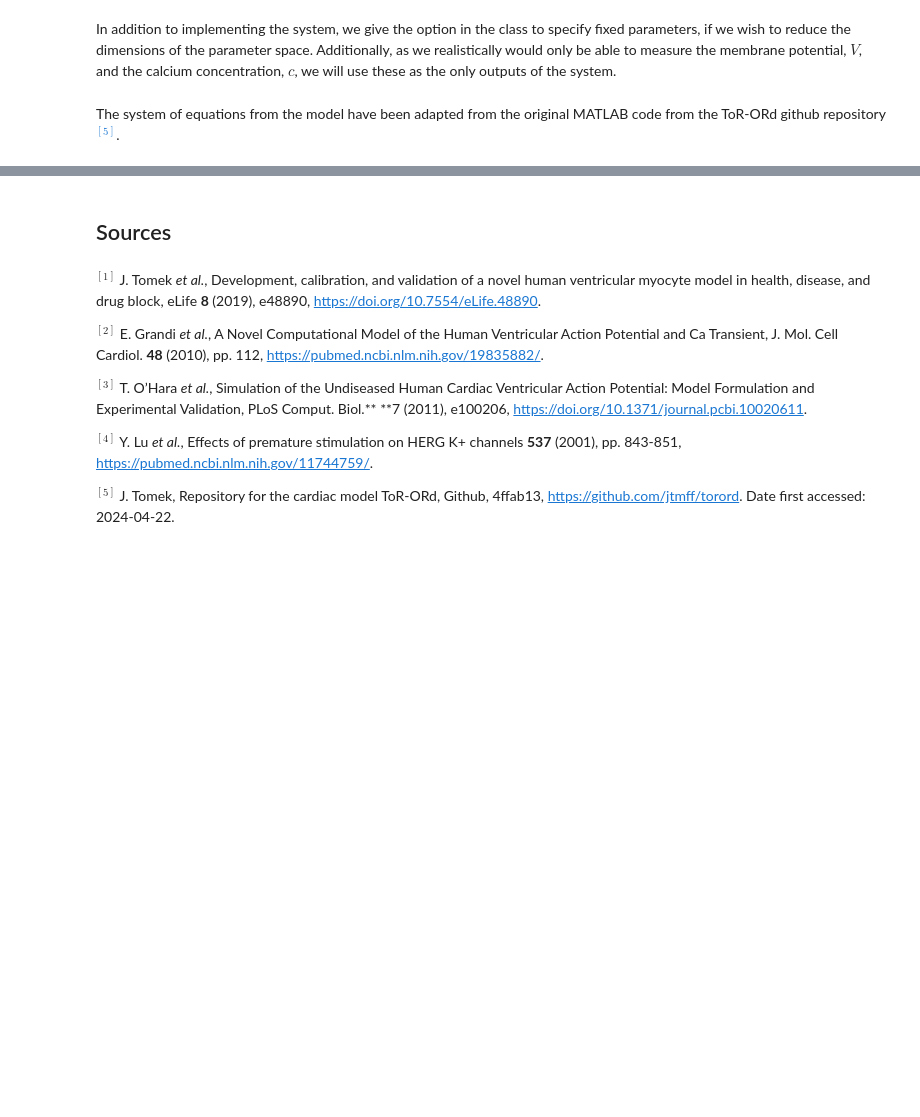
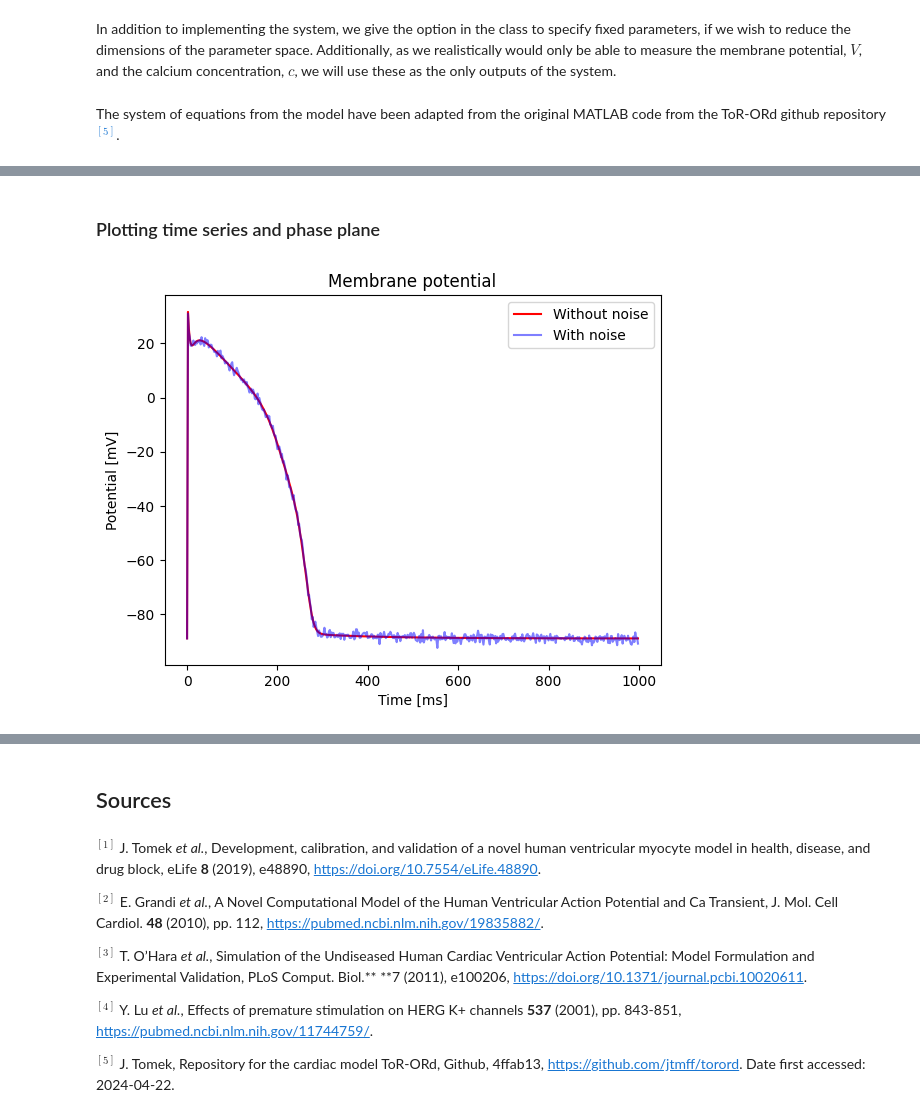
Before and after one commit to mghosh00/CardiacModels, a Jupyter notebook: cardiac_models/examples/torord/torord.ipynb, the cells around one changed output, grey strips where cells are left out. Drawn from its saved outputs; the diff is of its cells as text; code cells hidden in the pictures; blank space fills up the shorter version.

Commit message:
Completed python conversion of torord model

```diff
--- a/cardiac_models/examples/torord/torord.ipynb
+++ b/cardiac_models/examples/torord/torord.ipynb
@@ -236,0 +242,12 @@ class ToRORdModel(pints.ForwardModel):
+# %%
+# Here we choose which parameters to fix in the simulation
+fixed_params = {"G_Na": 11.7802, "G_Clb": 0.00198}
+# fixed_params = None
+# Stimulation parameters [stim_duration, stim_amplitude]
+stim_params = [1, -53]
+# %%
+model = ToRORdModel(initial_conditions, stim_params, fixed_params=fixed_params, outputs=["V", "Ca_i"], rtol=10**(-8), atol=10**(-8))
+param_names = model.get_unfixed_param_names()
+print(param_names)
+parameters = np.array([8.3757e-5, 0.0321, 0.2843])
+times = np.arange(0, 1000, 2)
@@ -236,0 +256,2 @@ class ToRORdModel(pints.ForwardModel):
+# %%
+data = model.simulate(parameters, times)
@@ -236,0 +270,2 @@ class ToRORdModel(pints.ForwardModel):
+# %% [markdown]
+### Plotting time series and phase plane
@@ -236,0 +277,16 @@ class ToRORdModel(pints.ForwardModel):
+# %%
+noisy_data = pd.read_csv("simulation_outputs/noisy_data.csv", index_col=0).to_numpy()
+# noisy_V = noisy_data[:, 0]
+V, Ca = data[:, 0], data[:, 1]
+# %%
+# V = data[:, 0]
+noisy_V, noisy_Ca = noisy_data[:, 0], noisy_data[:, 1]
+plt.plot(times, V, "-r", label="Without noise")
+plt.plot(times, noisy_V, "-b", alpha=0.5, label="With noise")
+plt.xlabel("Time [ms]")
+plt.ylabel("Potential [mV]")
+plt.legend()
+plt.title("Membrane potential")
+plt.savefig("simulation_outputs/time_series_V.png")
+# %% [output]
+[figure, added]
```
Also changed, not shown: parts of 37 cells of this notebook, 3 other files.
